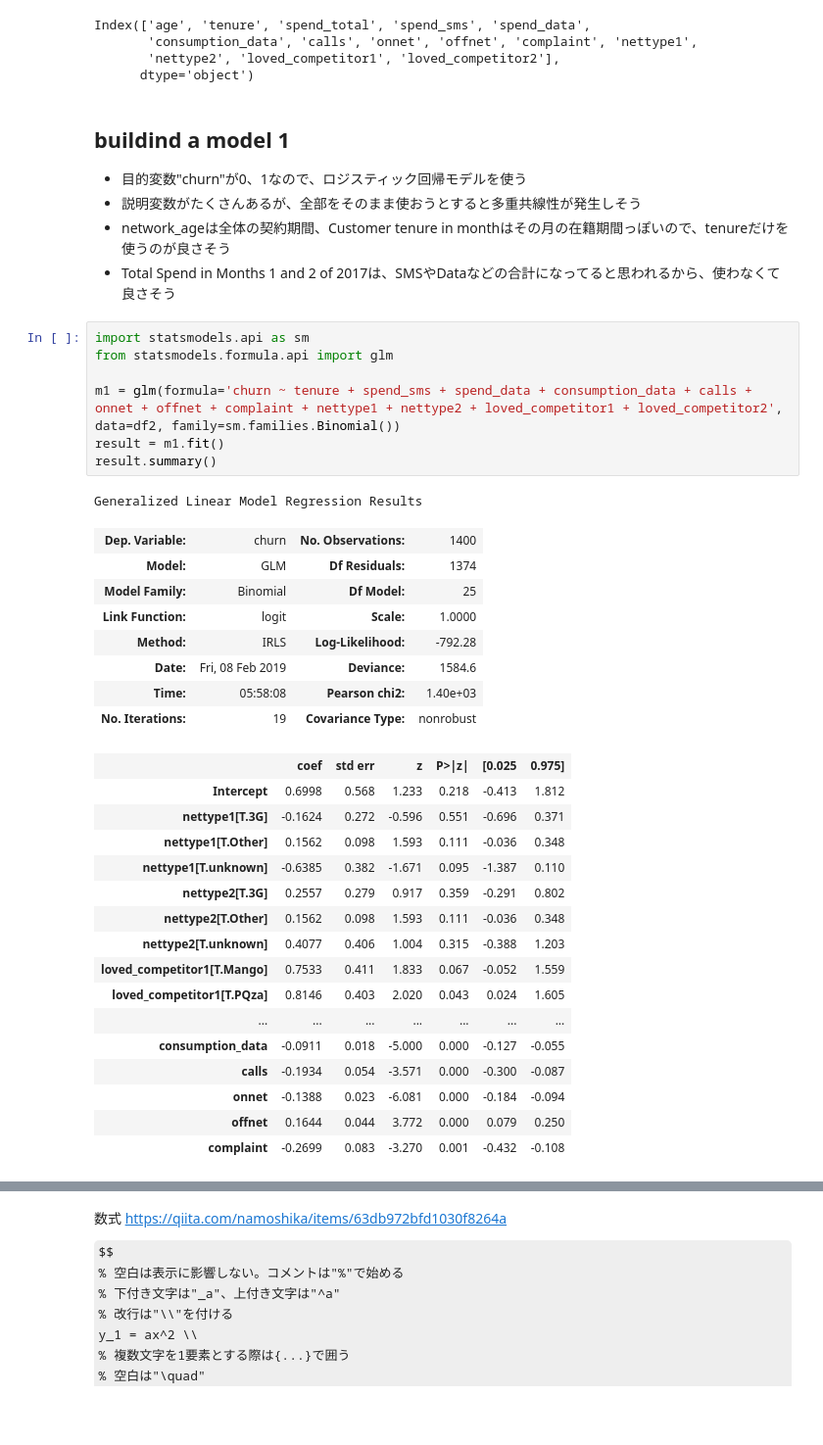
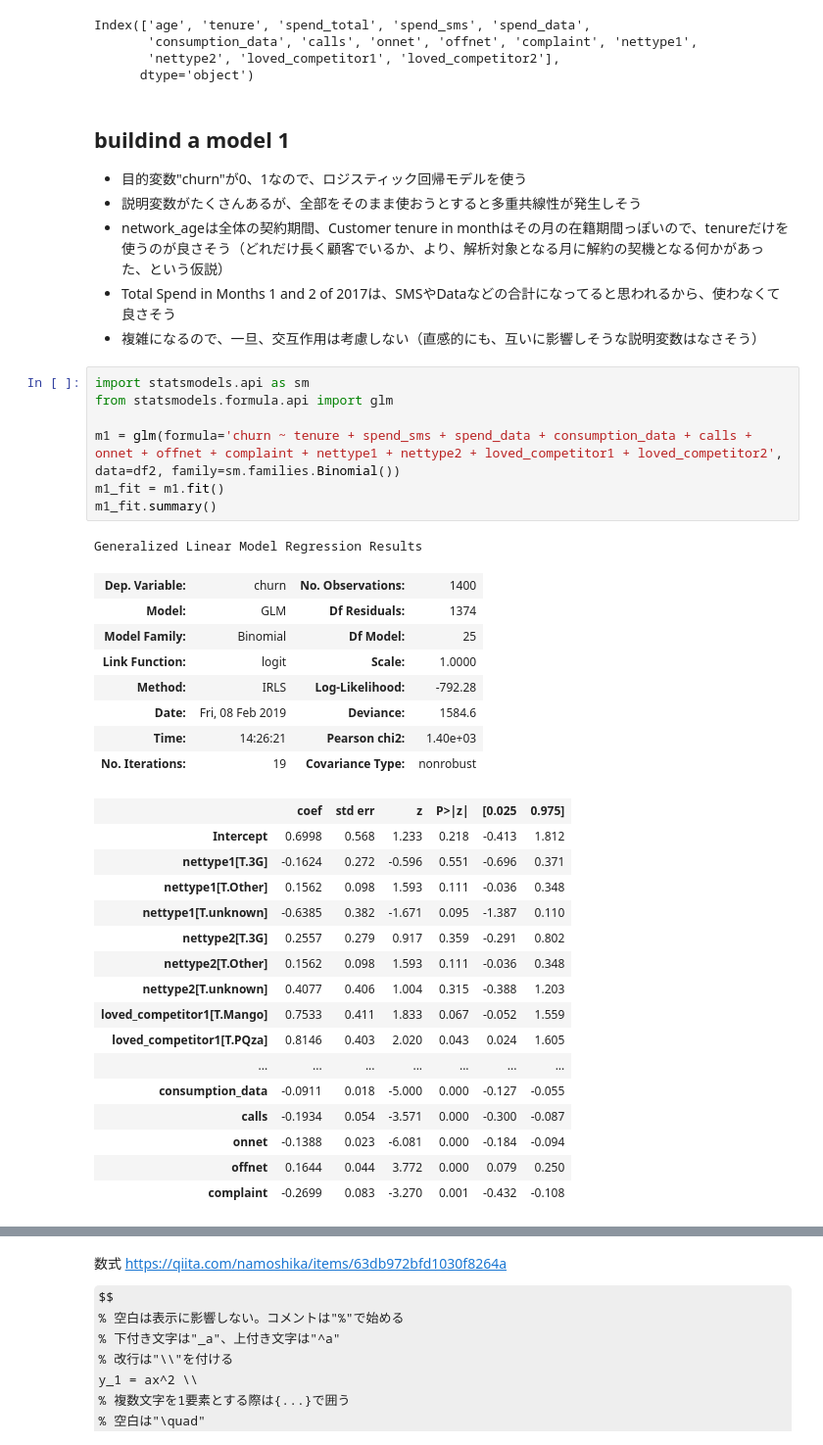
Before and after one commit to 3ign0n/hw8, a Jupyter notebook: index.ipynb, the cells around one changed output, grey strips where cells are left out. Shown at 98% size. Saved outputs shown, nothing was run; the diff lists cells and outputs as text; some formulas as TeX source; blank space fills up the shorter version.

```diff
--- a/index.ipynb
+++ b/index.ipynb
@@ -335,24 +346,25 @@ Index(['age', 'tenure', 'spend_total', 'spend_sms', 'spend_data',
 
 - 目的変数"churn"が0、1なので、ロジスティック回帰モデルを使う
 - 説明変数がたくさんあるが、全部をそのまま使おうとすると多重共線性が発生しそう
-- network_ageは全体の契約期間、Customer tenure in monthはその月の在籍期間っぽいので、tenureだけを使うのが良さそう
+- network_ageは全体の契約期間、Customer tenure in monthはその月の在籍期間っぽいので、tenureだけを使うのが良さそう（どれだけ長く顧客でいるか、より、解析対象となる月に解約の契機となる何かがあった、という仮説）
 - Total Spend in Months 1 and 2 of 2017は、SMSやDataなどの合計になってると思われるから、使わなくて良さそう
+- 複雑になるので、一旦、交互作用は考慮しない（直感的にも、互いに影響しそうな説明変数はなさそう）
 # %%
 import statsmodels.api as sm
 from statsmodels.formula.api import glm
 
 m1 = glm(formula='churn ~ tenure + spend_sms + spend_data + consumption_data + calls + onnet + offnet + complaint + nettype1 + nettype2 + loved_competitor1 + loved_competitor2', data=df2, family=sm.families.Binomial())
-result = m1.fit()
-result.summary()
+m1_fit = m1.fit()
+m1_fit.summary()
 # %% [output]
 Generalized Linear Model Regression Results
 | Dep. Variable: | churn | No. Observations: | 1400 |
 | Model: | GLM | Df Residuals: | 1374 |
 | Model Family: | Binomial | Df Model: | 25 |
 | Link Function: | logit | Scale: | 1.0000 |
 | Method: | IRLS | Log-Likelihood: | -792.28 |
 | Date: | Fri, 08 Feb 2019 | Deviance: | 1584.6 |
-| Time: | 05:58:08 | Pearson chi2: | 1.40e+03 |
+| Time: | 14:26:21 | Pearson chi2: | 1.40e+03 |
 | No. Iterations: | 19 | Covariance Type: | nonrobust |
 |  | coef | std err | z | P>|z| | [0.025 | 0.975] |
 | Intercept | 0.6998 | 0.568 | 1.233 | 0.218 | -0.413 | 1.812 |
```
Also changed, not shown: parts of 33 cells of this notebook, 1 other file.
